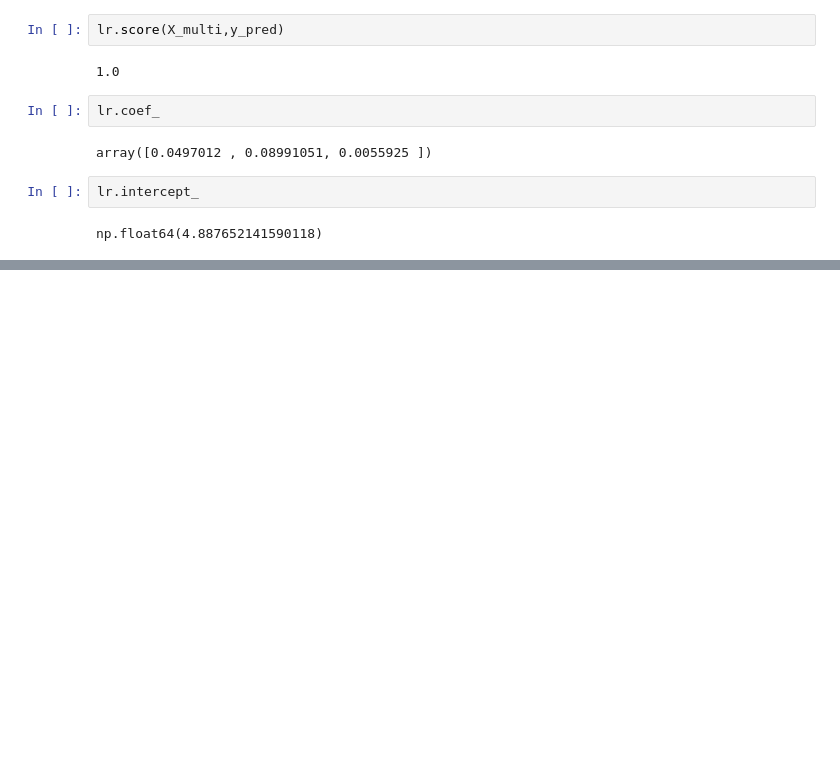
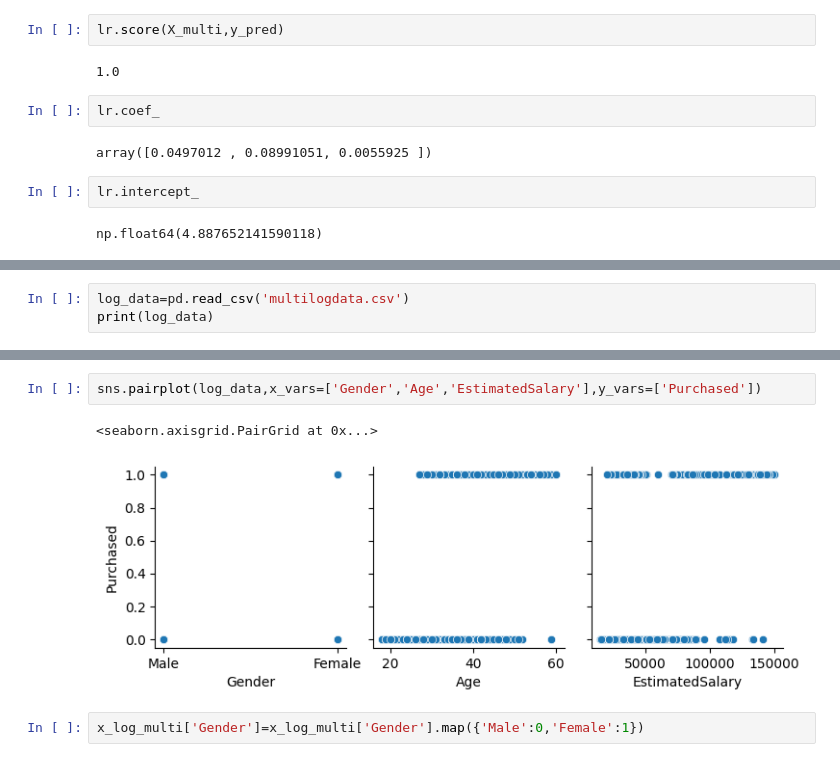
Before and after one commit to jahanashirin09/machineLearning, a Jupyter notebook: test_different_types_regression/types_regression.ipynb, the cells around one changed output, grey strips where cells are left out. Saved outputs shown, nothing was run; the diff lists cells and outputs as text; blank space fills up the shorter version.

```diff
--- a/test_different_types_regression/types_regression.ipynb
+++ b/test_different_types_regression/types_regression.ipynb
@@ -234,0 +237,3 @@ Name: 1.000000, Length: 199, dtype: float64
+# %%
+log_data=pd.read_csv('multilogdata.csv')
+print(log_data)
@@ -234,0 +289,7 @@ Name: 1.000000, Length: 199, dtype: float64
+# %%
+sns.pairplot(log_data,x_vars=['Gender','Age','EstimatedSalary'],y_vars=['Purchased'])
+# %% [output]
+<seaborn.axisgrid.PairGrid at 0x...>
+[figure, added]
+# %%
+x_log_multi['Gender']=x_log_multi['Gender'].map({'Male':0,'Female':1})
```
Also changed, not shown: parts of 26 cells of this notebook, 5 other files.
